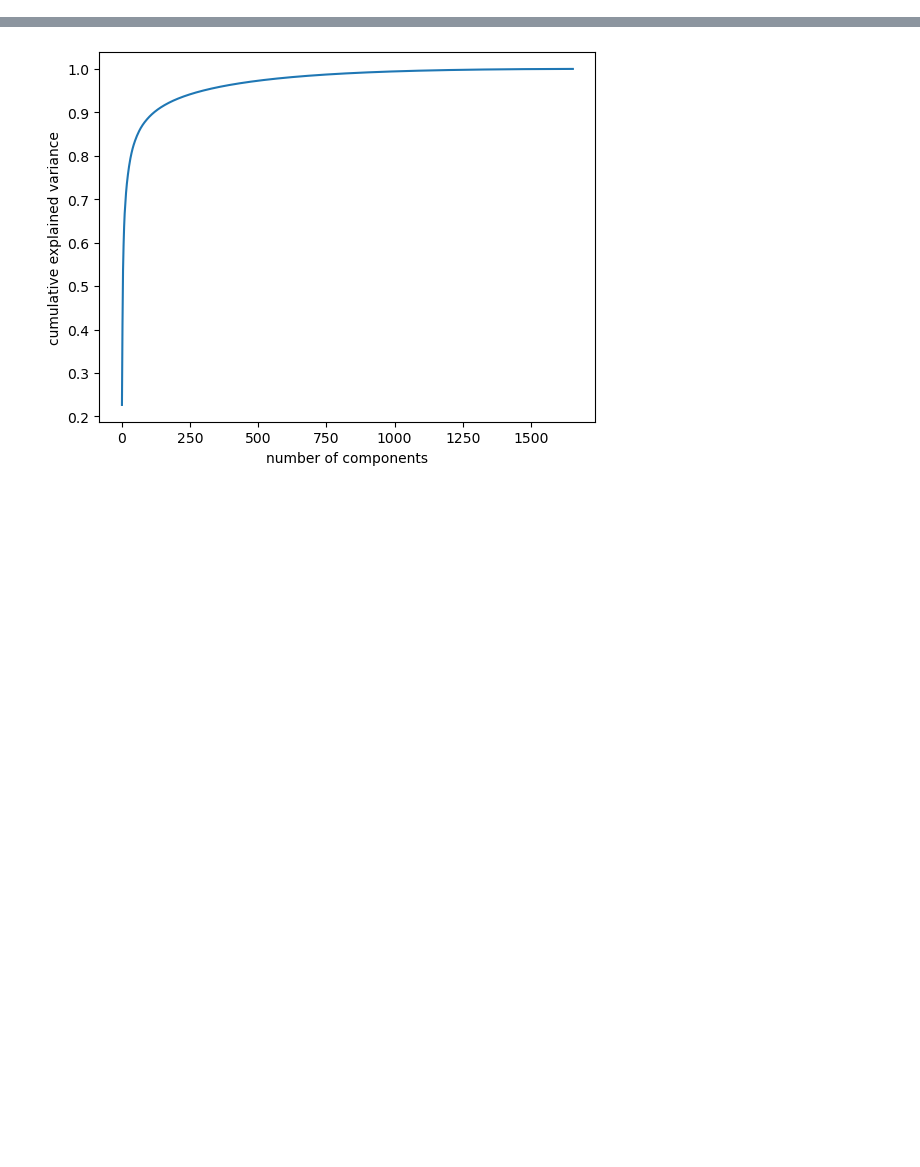
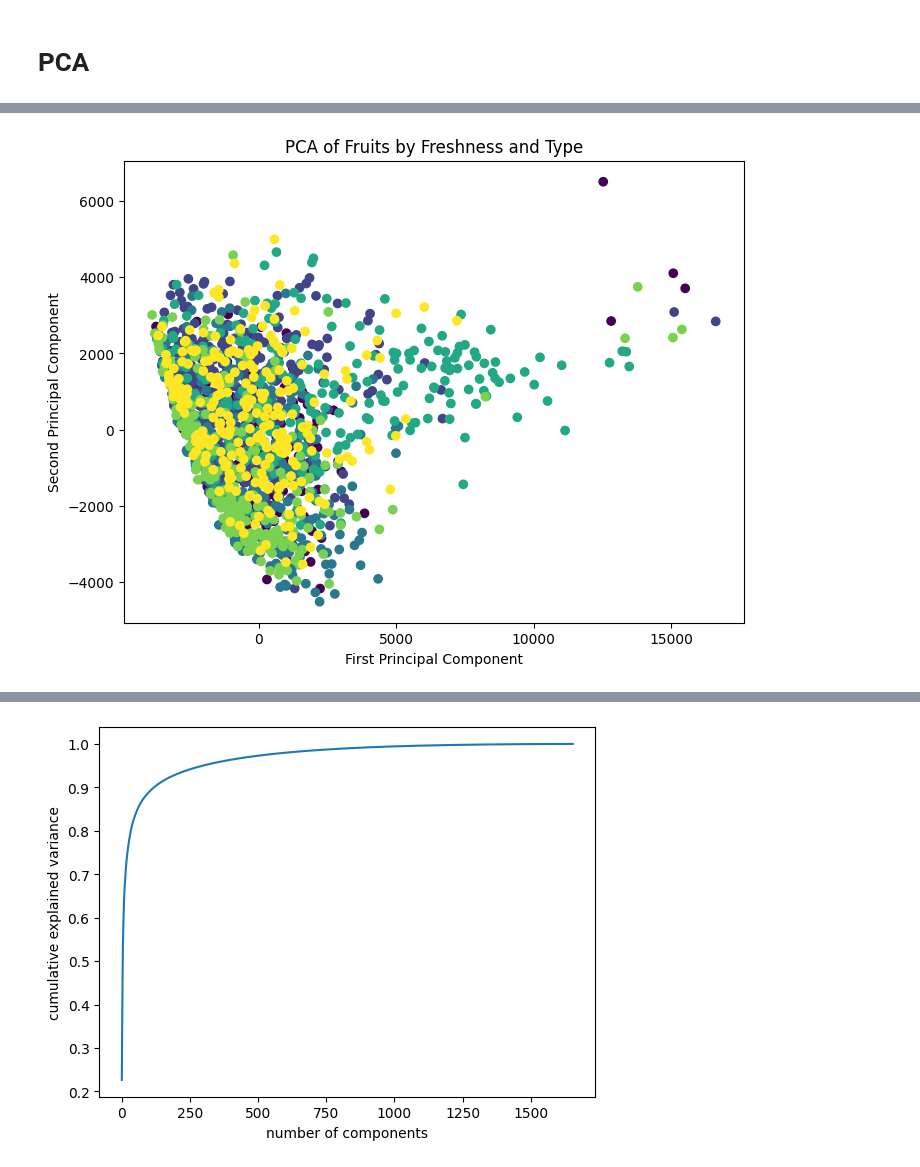
Before and after one commit to QuinnMatthews/MLinPyNotebooks, a Jupyter notebook: Lab Two/LabTwo.ipynb, the cells around one changed output, grey strips where cells are left out. Saved outputs shown, nothing was run; the diff lists cells and outputs as text; code cells hidden in the pictures; blank space fills up the shorter version.

```diff
--- a/Lab Two/LabTwo.ipynb
+++ b/Lab Two/LabTwo.ipynb
@@ -69,32 +71,47 @@ plot_rand_gallery(data_set, dataset_target, h, w)
+# %% [markdown]
+# PCA
 # %%
 # PCA for dimensionality reduction
 from sklearn.decomposition import PCA
 
 # Perform PCA
 pca = PCA(n_components=2)
 data_set_pca = pca.fit_transform(data_set)
 
 # Plot the PCA
 plt.figure(figsize=(8, 6))
 plt.scatter(data_set_pca[:, 0], data_set_pca[:, 1], c=[0 if x[0] == 'fresh' else 1 for x in dataset_target])
 
 plt.xlabel('First Principal Component')
 plt.ylabel('Second Principal Component')
 
 plt.title('PCA of Fruits by Freshness')
 
 plt.show()
 
 # PCA of fruits by type
 plt.figure(figsize=(8, 6))
 plt.xlabel('First Principal Component')
 plt.ylabel('Second Principal Component')
 
 plt.scatter(data_set_pca[:, 0], data_set_pca[:, 1], c=[0 if x[1] == 'peach' else 1 if x[1] == 'pomegranate' else 2 for x in dataset_target])
 
 plt.title('PCA of Fruits by Type')
 
 plt.show()
+
+# PCA of fruits by freshness and type
+plt.figure(figsize=(8, 6))
+plt.xlabel('First Principal Component')
+plt.ylabel('Second Principal Component')
+
+plt.scatter(data_set_pca[:, 0],
+            data_set_pca[:, 1],
+            c=[0 if x[0] == 'fresh' and x[1] == 'peach' else 1 if x[0] == 'rotten' and x[1] == 'peach' else 2 if x[0] == 'fresh' and x[1] == 'pomegranate' else 3 if x[0] == 'rotten' and x[1] == 'pomegranate' else 4 if x[0] == 'fresh' and x[1] == 'strawberry' else 5 for x in dataset_target])
+
+plt.title('PCA of Fruits by Freshness and Type')
+plt.show()
 # %% [output]
 [figure]
 [figure]
+[figure, added]
```
Also changed, not shown: parts of 15 cells of this notebook.
